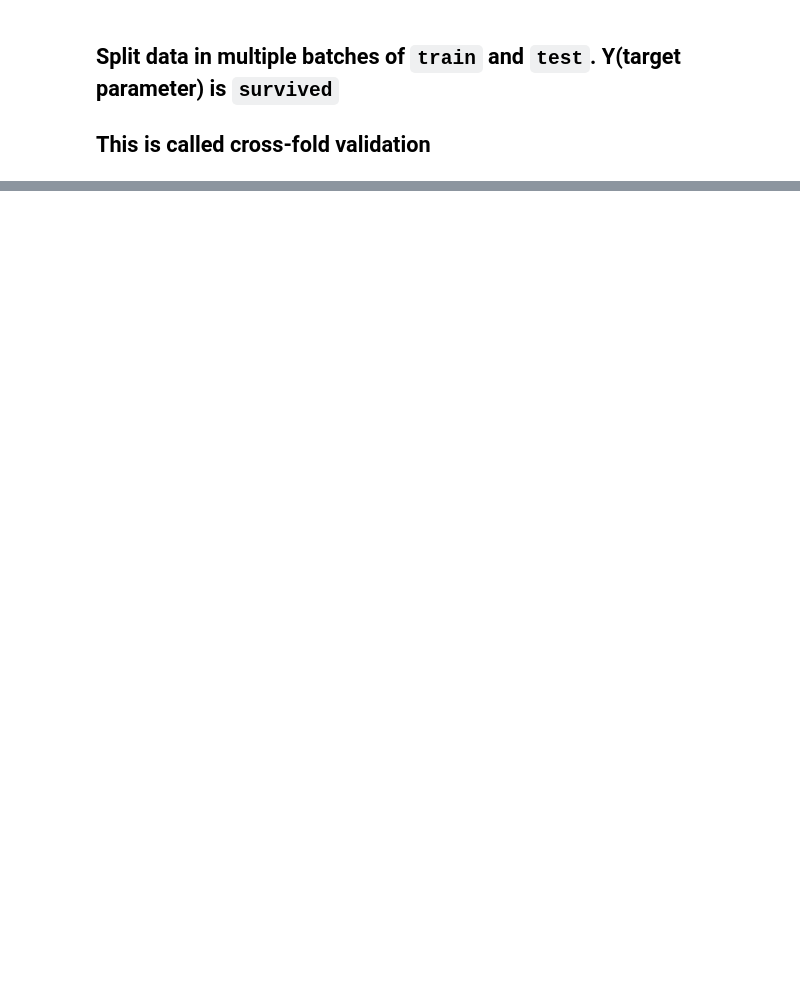
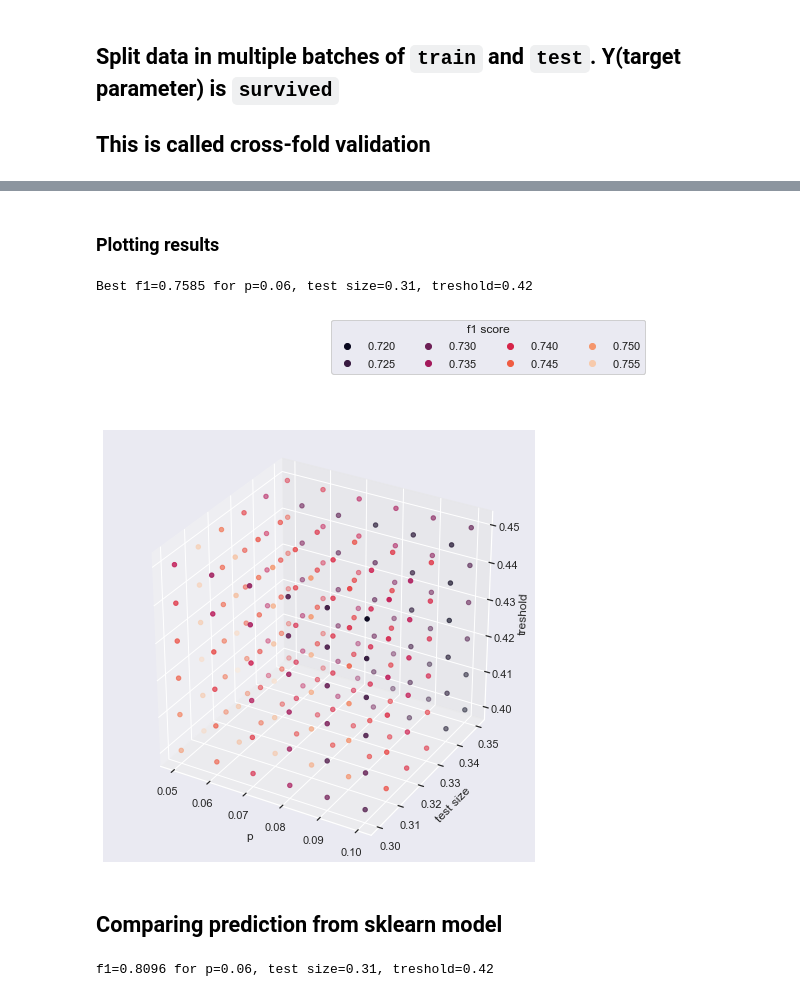
Before and after one commit to lucascbarbosa/MatComp, a Jupyter notebook: Projeto Final/3. Titanic/main.ipynb, the cells around one changed output, grey strips where cells are left out. Drawn from its saved outputs; the diff is of its cells as text; code cells hidden in the pictures; blank space fills up the shorter version.

```diff
--- a/Projeto Final/3. Titanic/main.ipynb
+++ b/Projeto Final/3. Titanic/main.ipynb
@@ -244,0 +329,65 @@ avg precision = 0.8616903896992186 avg recall = 0.5572815533980584 avg f1 = 0.66
+# %% [markdown]
+### Plotting results
+# %%
+
+fig = plt.figure(figsize=(6,6))
+
+ax = Axes3D(fig) # Method 1
+
+# ax = fig.add_subplot(111, projection='3d') # Method 2
+ps = []
+test_sizes = []
+tresholds = []
+f1_scores = []
+best = [0,0,0,0]
+for p,test_size,treshold,f1_score in data:
+    ps.append(p)
+    test_sizes.append(test_size)
+    tresholds.append(treshold)
+    f1_scores.append(f1_score)
+    if f1_score > best[3]:
+        best = [p,test_size,treshold,f1_score]
+
+p,test_size,treshold,f1_score = best
+print(f'Best f1={f1_score} for p={round(p,2)}, test size={round(test_size,2)}, treshold={round(treshold,2)}')
+
+g = ax.scatter(ps, test_sizes, tresholds, c=f1_scores)
+legend = ax.legend(*g.legend_elements(), loc="upper right", title="f1 score", borderaxespad=-10, ncol=4)
+ax.add_artist(legend)
+ax.set_xlabel('p')
+ax.set_ylabel('test size')
+ax.set_zlabel('treshold')
+plt.show()
+# %% [output]
+Best f1=0.7585 for p=0.06, test size=0.31, treshold=0.42
+[figure, added]
+# %% [markdown]
+## Comparing prediction from sklearn model
+# %%
+
+n_splits = 10
+sss = StratifiedShuffleSplit(n_splits=n_splits,
+                             test_size=test_size,
+                             random_state=42)
+
+X = titanic.drop(['survived'],axis=1)
+y = titanic['survived']
+f1_scores = []
+
+for train_index, test_index in sss.split(X, y):
+    X_train = X.iloc[train_index]
+    y_train = y.iloc[train_index]
+
+    X_test = X.iloc[test_index]
+    y_test = y.iloc[test_index]
+
+    lr_model = LogisticRegression(solver='liblinear',random_state=42)
+    lr_model.fit(X_train,y_train)
+    y_pred = lr_model.predict(X_test)
+    f1 = f1s(y_test, y_pred, average='macro')
+    f1_scores.append(f1)
+
+f1_score = round(sum(f1_scores)/len(f1_scores),4)
+print(f'f1={f1_score} for p={round(p,2)}, test size={round(test_size,2)}, treshold={round(treshold,2)}')
+# %% [output]
+f1=0.8096 for p=0.06, test size=0.31, treshold=0.42
```
Also changed, not shown: parts of 9 cells of this notebook.
